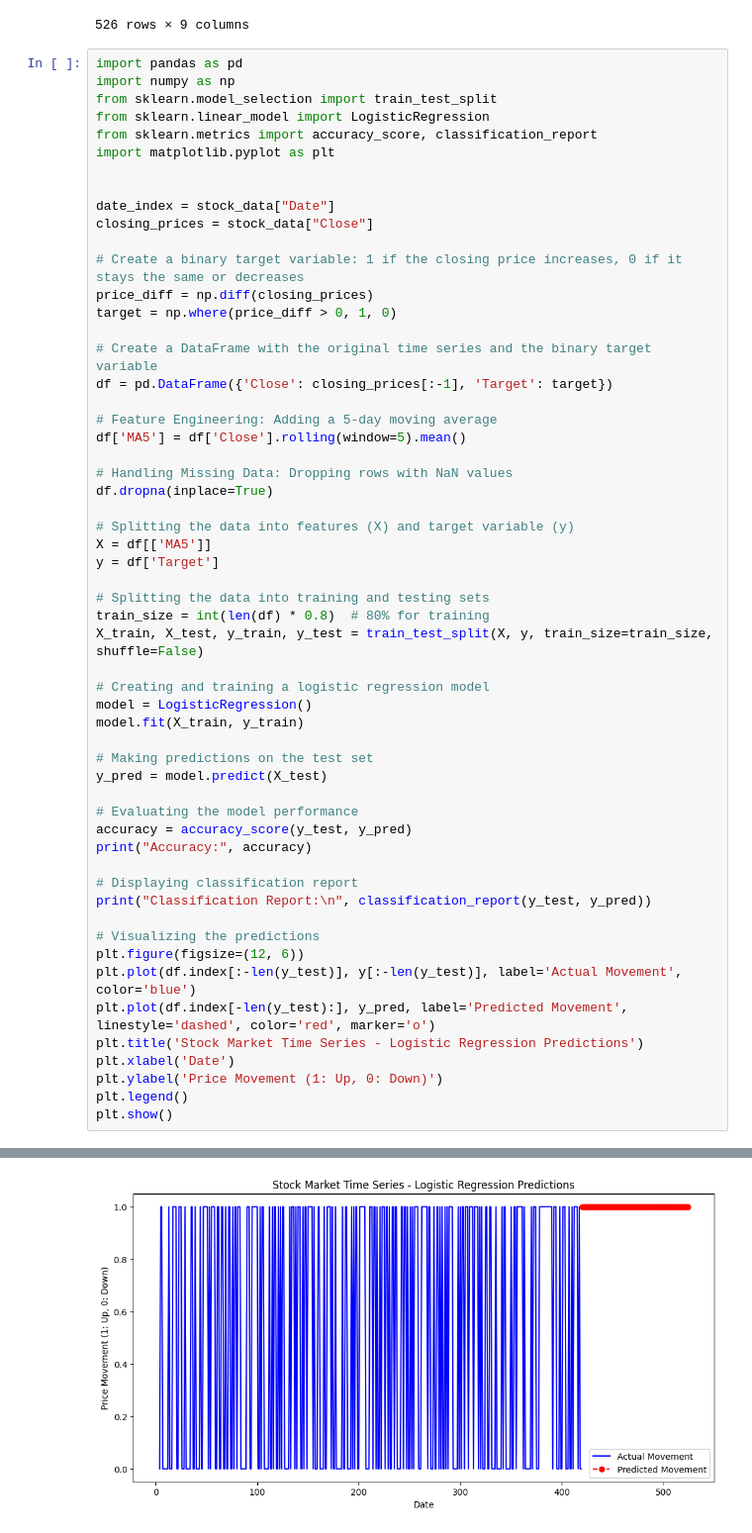
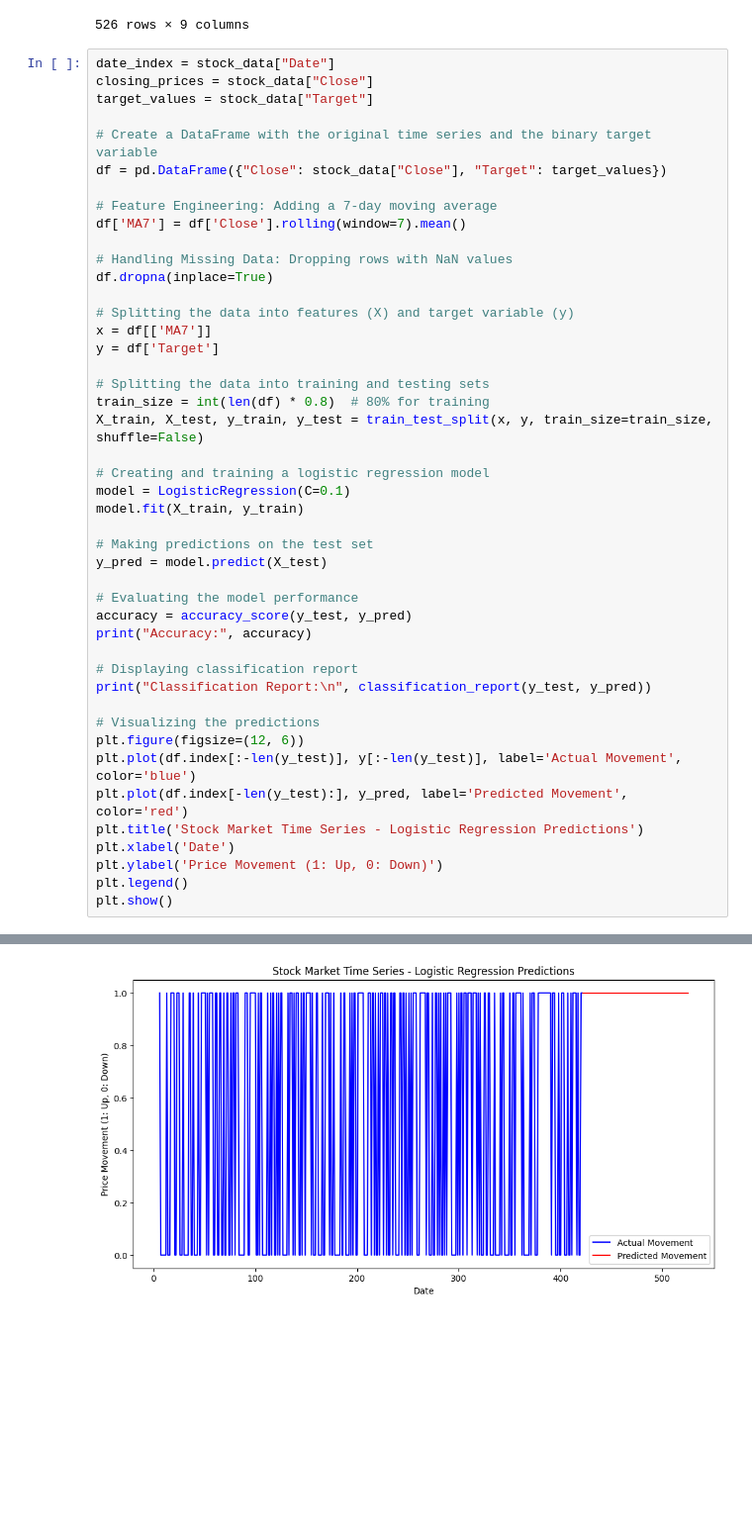
Before and after one commit to code4ry/FinRL-RegressionModels, a Jupyter notebook: Learning Models/Logistic Regression/logisticRegression/logisticModel.ipynb, the cells around one changed output, grey strips where cells are left out. Shown at 99% size. Drawn from its saved outputs; the diff is of its cells as text; blank space fills up the shorter version.

Commit message:
Created documentation
Updated my initial model, and added a README file for documentation

```diff
--- a/Learning Models/Logistic Regression/logisticRegression/logisticModel.ipynb
+++ b/Learning Models/Logistic Regression/logisticRegression/logisticModel.ipynb
@@ -78,40 +80,29 @@ stock_data
 | 525 | 2024-02-06 | 38392.898438 | 38545.300781 | 38350.500000 | 38521.359375 | 38521.359375 | 278496862 | NaN | 0 |
 526 rows × 9 columns
 # %%
-import pandas as pd
-import numpy as np
-from sklearn.model_selection import train_test_split
-from sklearn.linear_model import LogisticRegression
-from sklearn.metrics import accuracy_score, classification_report
-import matplotlib.pyplot as plt
-
-
 date_index = stock_data["Date"]
 closing_prices = stock_data["Close"]
-
-# Create a binary target variable: 1 if the closing price increases, 0 if it stays the same or decreases
-price_diff = np.diff(closing_prices)
-target = np.where(price_diff > 0, 1, 0)
+target_values = stock_data["Target"]
 
 # Create a DataFrame with the original time series and the binary target variable
-df = pd.DataFrame({'Close': closing_prices[:-1], 'Target': target})
+df = pd.DataFrame({"Close": stock_data["Close"], "Target": target_values})
 
-# Feature Engineering: Adding a 5-day moving average
-df['MA5'] = df['Close'].rolling(window=5).mean()
+# Feature Engineering: Adding a 7-day moving average
+df['MA7'] = df['Close'].rolling(window=7).mean()
 
 # Handling Missing Data: Dropping rows with NaN values
 df.dropna(inplace=True)
 
 # Splitting the data into features (X) and target variable (y)
-X = df[['MA5']]
+x = df[['MA7']]
 y = df['Target']
 
 # Splitting the data into training and testing sets
 train_size = int(len(df) * 0.8)  # 80% for training
-X_train, X_test, y_train, y_test = train_test_split(X, y, train_size=train_size, shuffle=False)
+X_train, X_test, y_train, y_test = train_test_split(x, y, train_size=train_size, shuffle=False)
 
 # Creating and training a logistic regression model
-model = LogisticRegression()
+model = LogisticRegression(C=0.1)
 model.fit(X_train, y_train)
 
 # Making predictions on the test set
@@ -127,7 +118,7 @@ print("Classification Report:\n", classification_report(y_test, y_pred))
 # Visualizing the predictions
 plt.figure(figsize=(12, 6))
 plt.plot(df.index[:-len(y_test)], y[:-len(y_test)], label='Actual Movement', color='blue')
-plt.plot(df.index[-len(y_test):], y_pred, label='Predicted Movement', linestyle='dashed', color='red', marker='o')
+plt.plot(df.index[-len(y_test):], y_pred, label='Predicted Movement', color='red')
 plt.title('Stock Market Time Series - Logistic Regression Predictions')
 plt.xlabel('Date')
 plt.ylabel('Price Movement (1: Up, 0: Down)')
@@ -147 +138 @@ weighted avg       0.37      0.61      0.46       105
-[figure, old version]
+[figure, new version]
```
Also changed, not shown: parts of 2 cells of this notebook, 1 other file.
